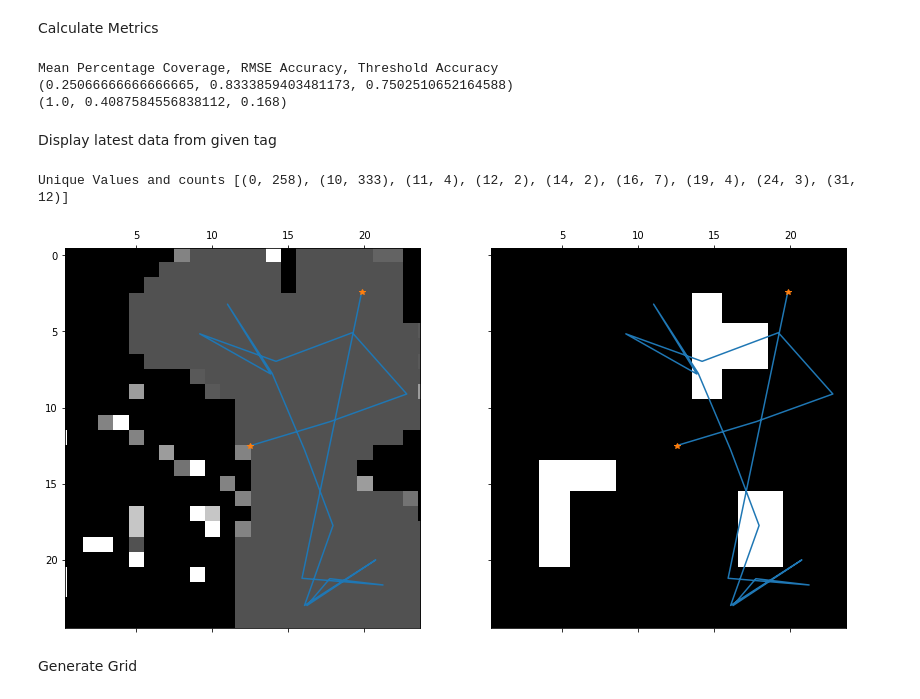
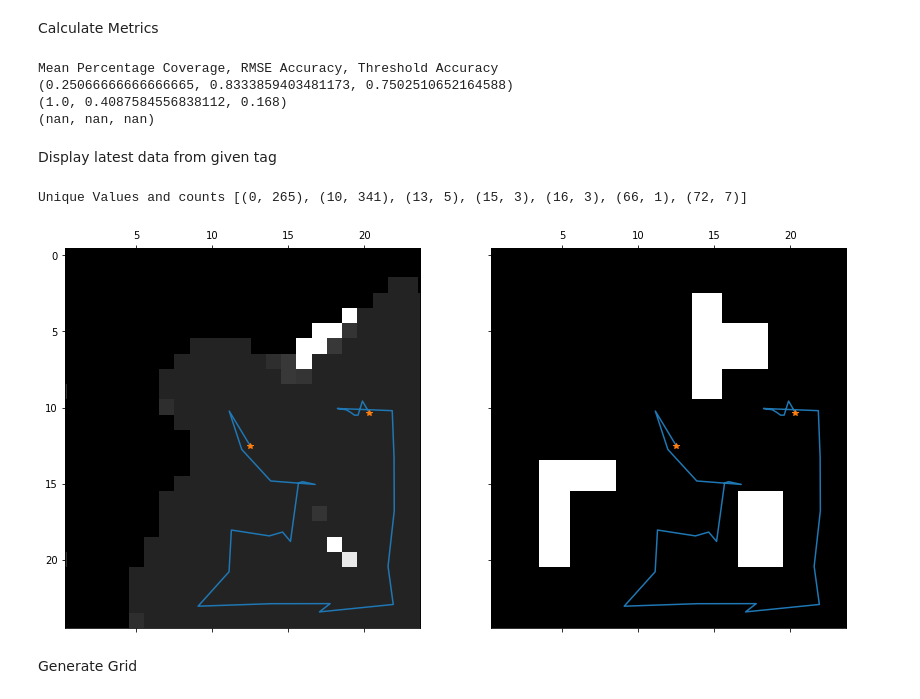
Before and after one commit to mhl787156/RomiExperiments, a Jupyter notebook: scripts/analyseData2.ipynb, the cells around one changed output. Saved outputs shown, nothing was run; the diff lists cells and outputs as text; code cells hidden in the pictures.

```diff
--- a/scripts/analyseData2.ipynb
+++ b/scripts/analyseData2.ipynb
@@ -91,14 +91,20 @@ def readInMap(mapfile):
 # %%
 def readDataFile(datfile):
     positions = []
+    nextmoves = []
     with open(datfile) as f:
         for line in f:
             if 'Pose' in line:
                 x, y, h = parse('Pose: X: {} Y: {} H: {}', line)
                 positions.append(np.array([x, y, h], dtype=np.float32))
+
+            if 'NextMove' in line:
+                x1, y1, x2, y2 = parse('NextMove: {}, {} -> {}, {}', line)
+                nextmoves.append(np.array([x1, y1, x2, y2], dtype=np.float32))
     positions = np.array(positions)
     positions[:, [0, 1]]*= 25/1800 # rescale
-    return positions
+    nextmoves = np.array(nextmoves) * 25/1800 # rescale
+    return positions, nextmoves
 # %% [markdown]
 ## Calculate Metrics
 # %% [markdown]
@@ -271,8 +298,8 @@ def read_in_maps_and_positions(datafolder):
     datfile = os.path.join(datafolder, 'dat.data')
     mapfile = os.path.join(datafolder, 'map.map')
     mapstime = readInMap(mapfile)
-    pos = readDataFile(datfile)
-    return (mapstime, pos)
+    pos, nextmoves = readDataFile(datfile)
+    return (mapstime, pos, nextmoves)
 # %% [markdown]
 Calculate Metrics
 # %%
@@ -280,22 +307,24 @@ datapath = os.path.join('..', 'data')
 print(('Mean Percentage Coverage, RMSE Accuracy, Threshold Accuracy'))
 print(calculateMetrics(datapath, 'Human_Readable',truemap))
 print(calculateMetrics(datapath, 'Non_Belief',truemap))
+print(calculateMetrics(datapath, 'Gradient_Test2',truemap))
 # %% [output]
 Mean Percentage Coverage, RMSE Accuracy, Threshold Accuracy
 (0.25066666666666665, 0.8333859403481173, 0.7502510652164588)
 (1.0, 0.4087584556838112, 0.168)
+(nan, nan, nan)
 # %% [markdown]
 Display latest data from given tag
 # %%
 def display_latest_data(tag):
     datapath = os.path.join('..', 'data')
     datafolder = get_latest_data_folder_loc_by_tag(datapath, tag)
-    mapstime, positions = read_in_maps_and_positions(datafolder)
+    mapstime, positions, _ = read_in_maps_and_positions(datafolder)
     plot_final_map(mapstime, positions, truemap, highlight_seen=True)
-display_latest_data('Gradients_Test1_Empty')
+display_latest_data('Gradients_Test4')
 # %% [output]
-Unique Values and counts [(0, 258), (10, 333), (11, 4), (12, 2), (14, 2), (16, 7), (19, 4), (24, 3), (31, 12)]
+Unique Values and counts [(0, 265), (10, 341), (13, 5), (15, 3), (16, 3), (66, 1), (72, 7)]
-[figure, old version]
+[figure, new version]
 # %% [markdown]
 Generate Grid
 # %%
```
Also changed, not shown: parts of 4 cells of this notebook, 22 other files.
